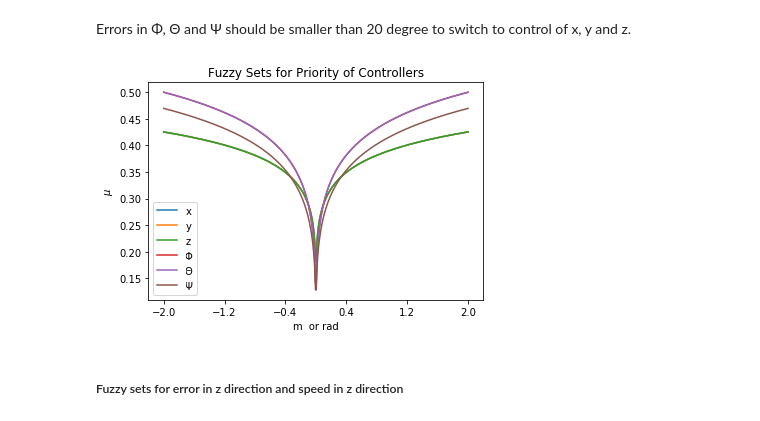
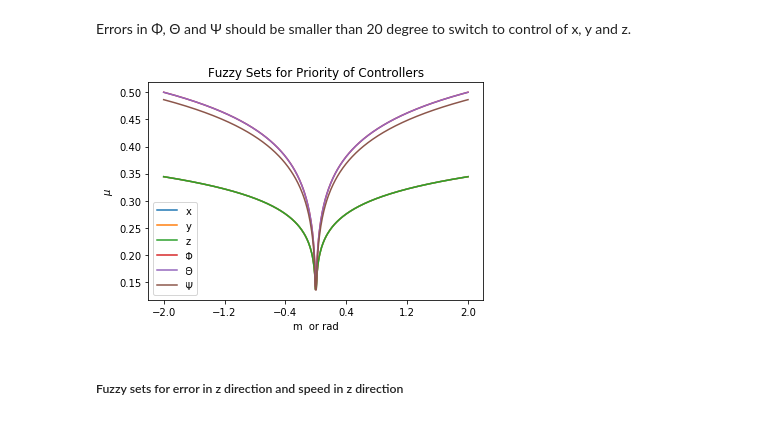
Before and after one commit to makashy/FuzzyControllerExamples, a Jupyter notebook: Fuzzy Logic Control of a Quadrotor.ipynb, the cells around one changed output. Cells and saved outputs as stored; diff of their text form; code cells hidden in the pictures.

```diff
--- a/Fuzzy Logic Control of a Quadrotor.ipynb
+++ b/Fuzzy Logic Control of a Quadrotor.ipynb
@@ -530,32 +530,32 @@ class sigmf:
 # %%
 index =["x", "y", "z", "Φ", "Θ", "Ψ"]
 num = 6
 
 # Beginning of interval
 boi = -2
 # End of interval
 eoi = 2
 # Range of interval
 roi = eoi - boi
 
 ref = np.linspace(boi,eoi,roi*100)
-PR = np.array([gbellmf(a=9 , b=-0.1, c=0, ref_set=ref),
-               gbellmf(a=9 , b=-0.1, c=0, ref_set=ref),
-               gbellmf(a=9 , b=-0.1, c=0, ref_set=ref),
+PR = np.array([gbellmf(a=50 , b=-0.1, c=0, ref_set=ref),
+               gbellmf(a=50 , b=-0.1, c=0, ref_set=ref),
+               gbellmf(a=50 , b=-0.1, c=0, ref_set=ref),
                gbellmf(a=2 , b=-0.15, c=0, ref_set=ref),
                gbellmf(a=2 , b=-0.15, c=0, ref_set=ref),
-               gbellmf(a=3 , b=-0.15, c=0, ref_set=ref)])
+               gbellmf(a=2.4 , b=-0.15, c=0, ref_set=ref)])
 
 for i in range(num):
     plt.plot(ref, PR[i].series(), label=index[i])
 
 plt.xticks(np.arange(boi, eoi+ roi/(num-1), roi/(num-1)))
 plt.xlabel("m  or rad")
 plt.ylabel("$\mu$")
 plt.title(r"Fuzzy Sets for Priority of Controllers")
 plt.legend();
 # %% [output]
-[figure, old version]
+[figure, new version]
 # %% [markdown]
 ##### Fuzzy sets for error in z direction and speed in z direction
 # %%
```
Also changed, not shown: parts of 6 cells of this notebook.
